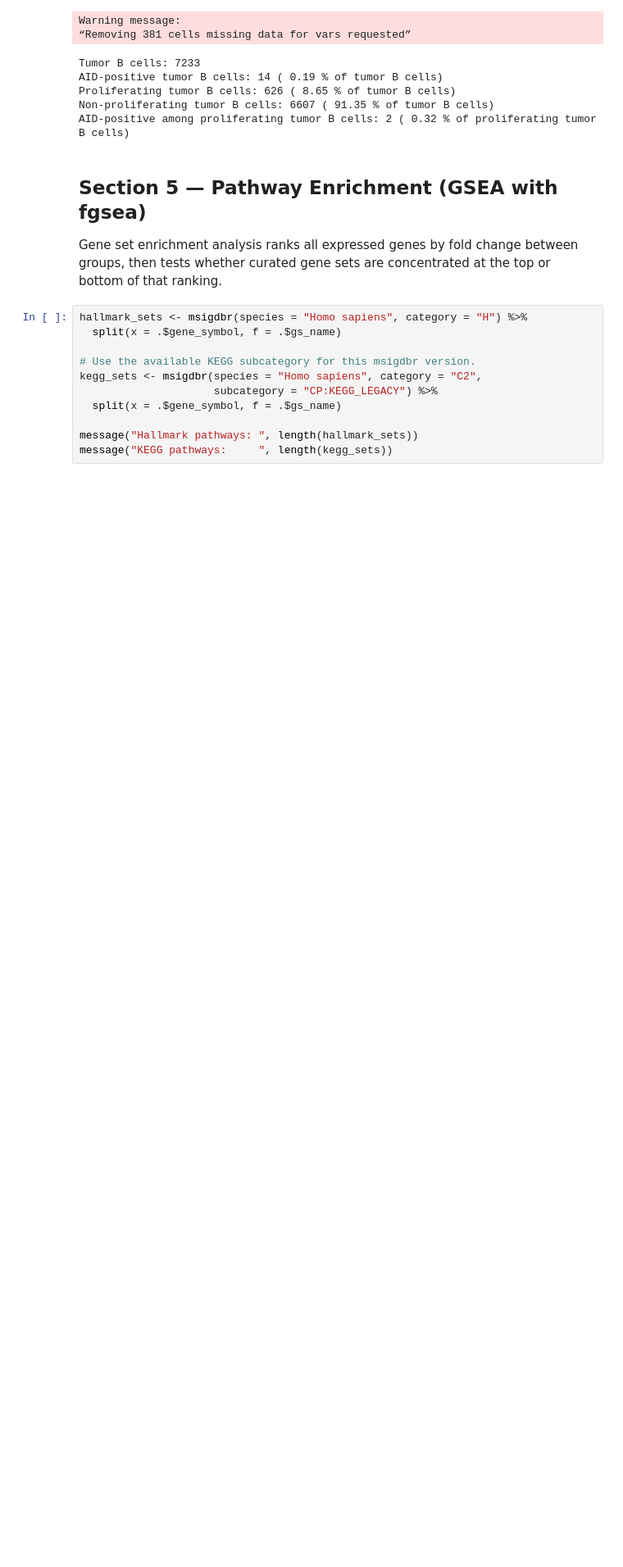
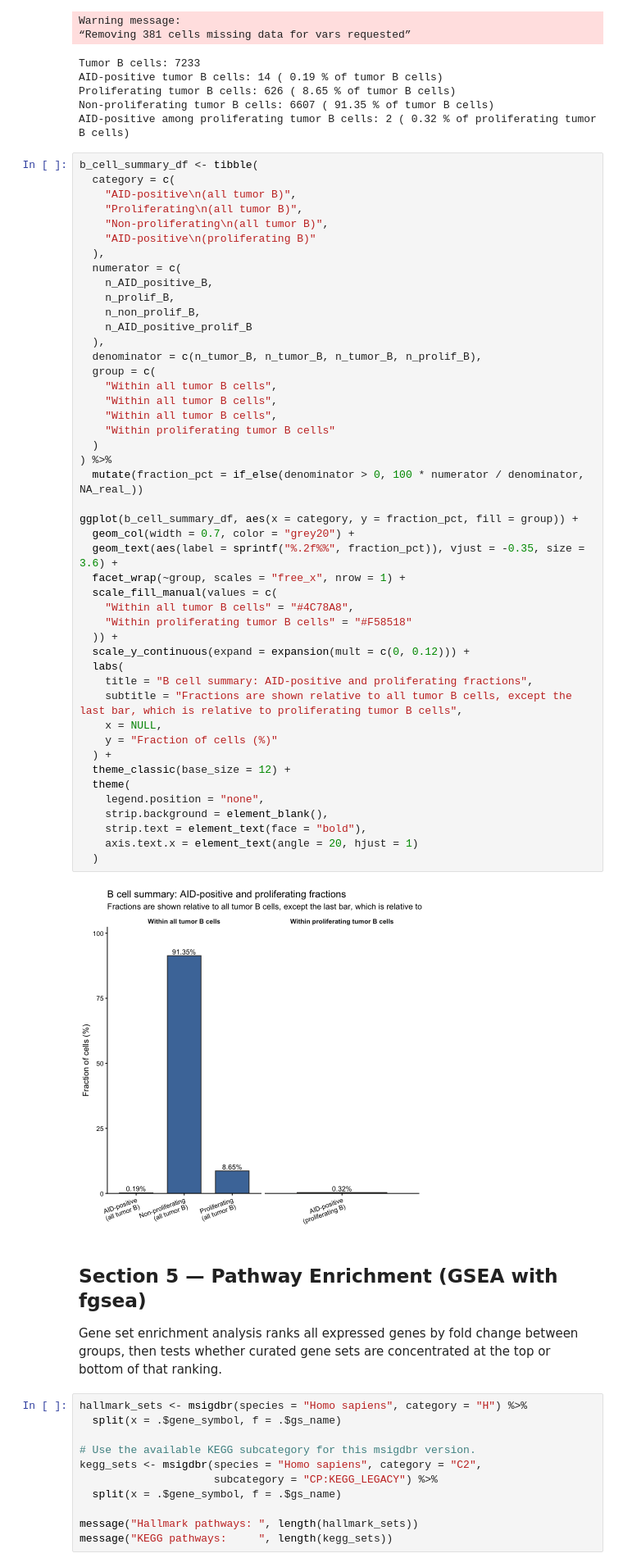
Before and after one commit to jsepulvedayanez/AID_CLL_single_cell, a Jupyter notebook: cell_annotation.ipynb, the cells around one changed output. Shown at 82% size. Cells and saved outputs as stored; diff of their text form; blank space fills up the shorter version.

Commit message:
summary b-cell population type

```diff
--- a/cell_annotation.ipynb
+++ b/cell_annotation.ipynb
@@ -281,6 +281,54 @@ AID-positive tumor B cells: 14 ( 0.19 % of tumor B cells)
 Proliferating tumor B cells: 626 ( 8.65 % of tumor B cells)
 Non-proliferating tumor B cells: 6607 ( 91.35 % of tumor B cells)
 AID-positive among proliferating tumor B cells: 2 ( 0.32 % of proliferating tumor B cells)
+# %%
+b_cell_summary_df <- tibble(
+  category = c(
+    "AID-positive\n(all tumor B)",
+    "Proliferating\n(all tumor B)",
+    "Non-proliferating\n(all tumor B)",
+    "AID-positive\n(proliferating B)"
+  ),
+  numerator = c(
+    n_AID_positive_B,
+    n_prolif_B,
+    n_non_prolif_B,
+    n_AID_positive_prolif_B
+  ),
+  denominator = c(n_tumor_B, n_tumor_B, n_tumor_B, n_prolif_B),
+  group = c(
+    "Within all tumor B cells",
+    "Within all tumor B cells",
+    "Within all tumor B cells",
+    "Within proliferating tumor B cells"
+  )
+) %>%
+  mutate(fraction_pct = if_else(denominator > 0, 100 * numerator / denominator, NA_real_))
+
+ggplot(b_cell_summary_df, aes(x = category, y = fraction_pct, fill = group)) +
+  geom_col(width = 0.7, color = "grey20") +
+  geom_text(aes(label = sprintf("%.2f%%", fraction_pct)), vjust = -0.35, size = 3.6) +
+  facet_wrap(~group, scales = "free_x", nrow = 1) +
+  scale_fill_manual(values = c(
+    "Within all tumor B cells" = "#4C78A8",
+    "Within proliferating tumor B cells" = "#F58518"
+  )) +
+  scale_y_continuous(expand = expansion(mult = c(0, 0.12))) +
+  labs(
+    title = "B cell summary: AID-positive and proliferating fractions",
+    subtitle = "Fractions are shown relative to all tumor B cells, except the last bar, which is relative to proliferating tumor B cells",
+    x = NULL,
+    y = "Fraction of cells (%)"
+  ) +
+  theme_classic(base_size = 12) +
+  theme(
+    legend.position = "none",
+    strip.background = element_blank(),
+    strip.text = element_text(face = "bold"),
+    axis.text.x = element_text(angle = 20, hjust = 1)
+  )
+# %% [output]
+[figure, added]
 # %% [markdown]
 ## Section 5 — Pathway Enrichment (GSEA with fgsea)
 
```
